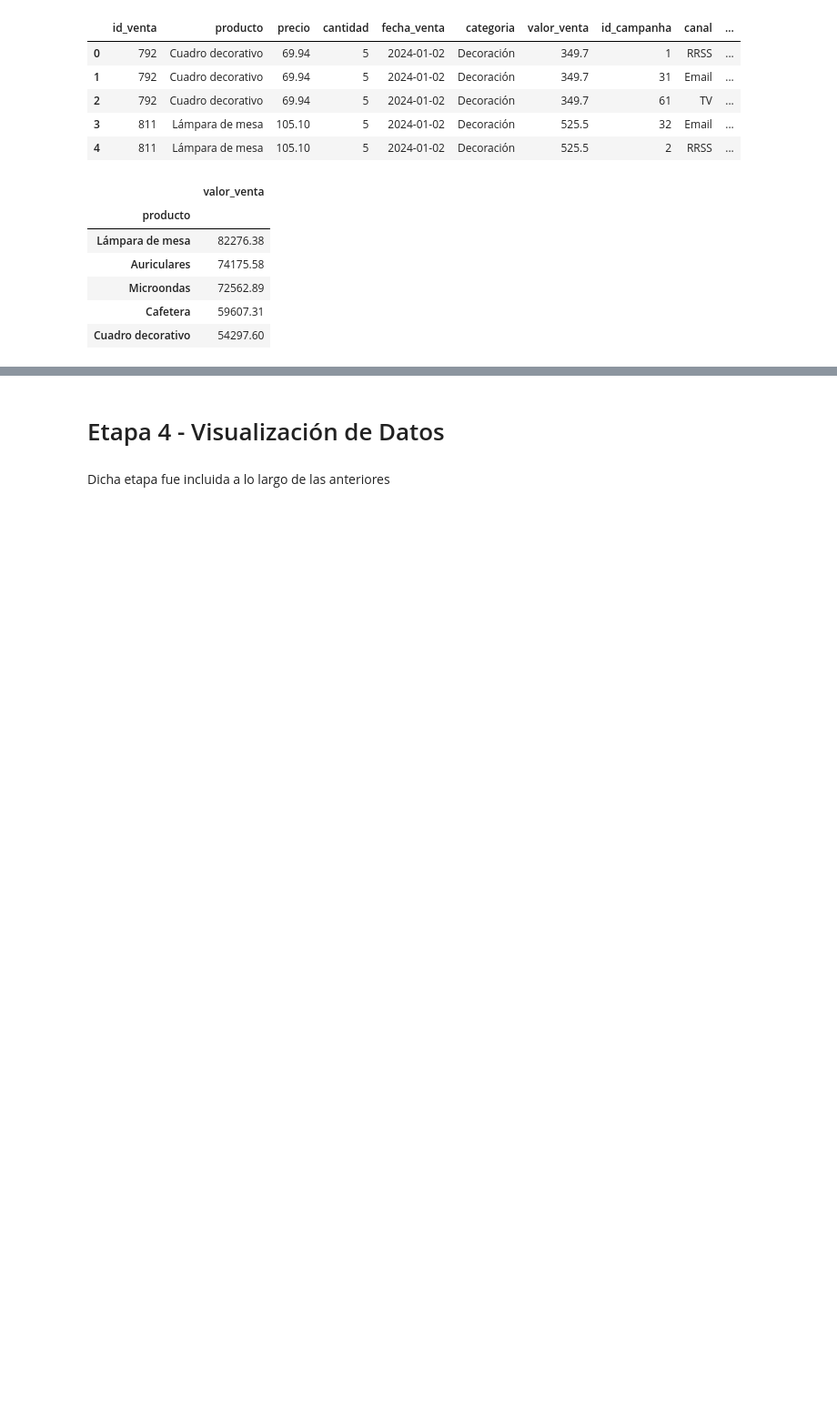
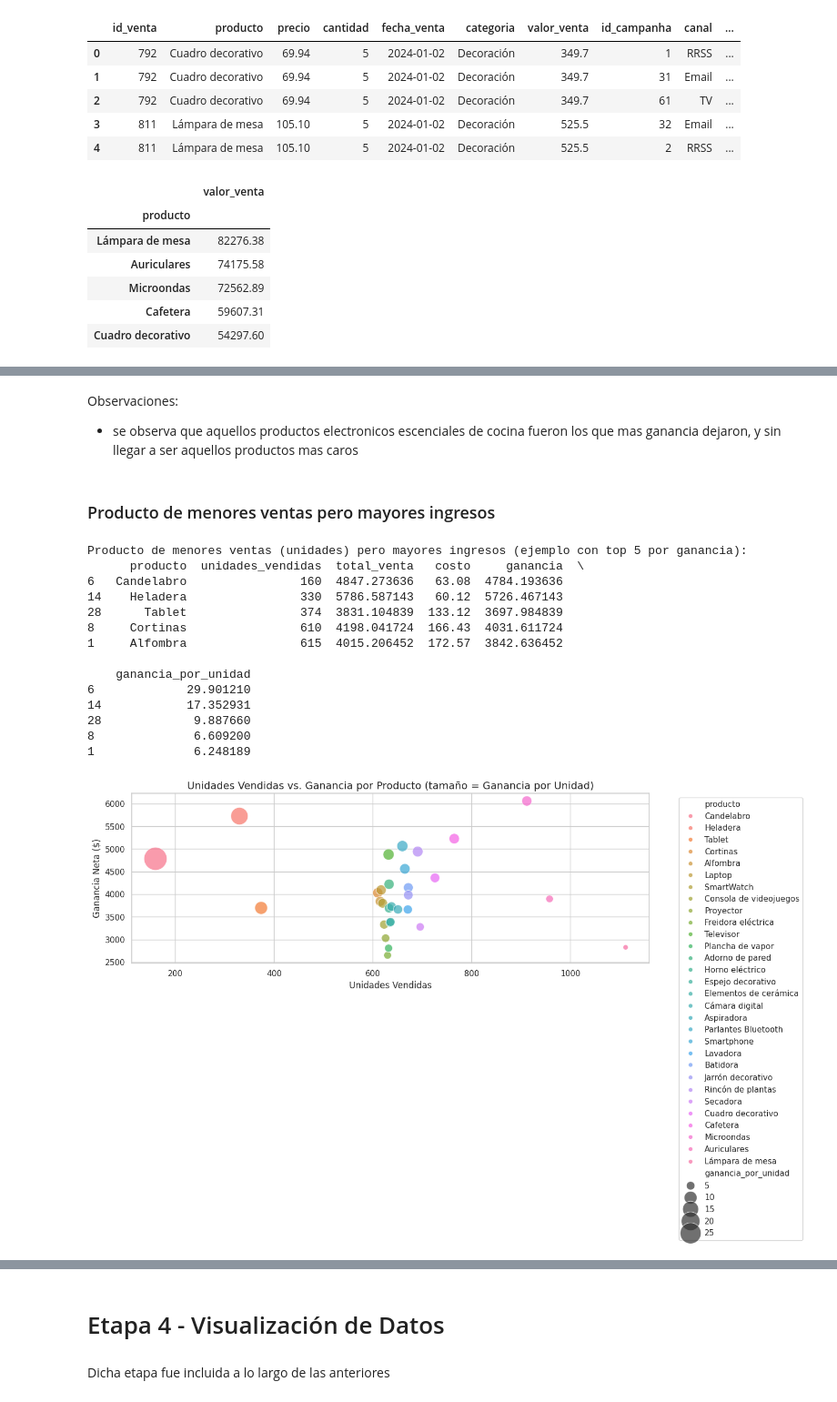
Before and after one commit to marianovanini/TT-2C2025-Data-Analitycs-Notebooks, a Jupyter notebook: Entrega final/Entrega final.ipynb, the cells around one changed output, grey strips where cells are left out. Shown at 91% size. Cells and saved outputs as stored; diff of their text form; code cells hidden in the pictures; blank space fills up the shorter version.

```diff
--- a/Entrega final/Entrega final.ipynb
+++ b/Entrega final/Entrega final.ipynb
@@ -1890,0 +1932,53 @@ df_test2.head()
+# %% [markdown]
+Observaciones:
+* se observa que aquellos productos electronicos escenciales de cocina fueron los que mas ganancia dejaron, y sin llegar a ser aquellos productos mas caros
+# %% [markdown]
+###  Producto de menores ventas pero mayores ingresos
+# %%
+### Producto de menores ventas pero mayores ingresos
+# Para este KPI, necesitamos las ventas totales (en unidades) y la ganancia por producto.
+
+# 1. Recalcular ventas totales por producto (suma de unidades)
+ventas_por_producto = df_ventas.groupby('producto')['cantidad'].sum().reset_index()
+ventas_por_producto.rename(columns={'cantidad': 'unidades_vendidas'}, inplace=True)
+
+# 2. Unir con el dataframe de ganancias para tener ambos datos por producto
+# Aseguramos que 'ganancias_marketing' tiene 'producto' como columna si no es el índice
+productos_rendimiento = pd.merge(ventas_por_producto, ganancias_marketing.reset_index(), on='producto', how='inner')
+
+# 3. Calcular la ganancia por unidad vendida para identificar productos "premium"
+productos_rendimiento['ganancia_por_unidad'] = productos_rendimiento['ganancia'] / productos_rendimiento['unidades_vendidas']
+
+# 4. Ordenar para encontrar productos con pocas unidades vendidas pero alta ganancia total o por unidad
+# Ordenamos por unidades vendidas (ascendente) y luego por ganancia (descendente)
+productos_rendimiento_sorted = productos_rendimiento.sort_values(by=['unidades_vendidas', 'ganancia'], ascending=[True, False])
+
+print("\nProducto de menores ventas (unidades) pero mayores ingresos (ejemplo con top 5 por ganancia):")
+print(productos_rendimiento_sorted.head())
+
+# Visualización de productos con menor cantidad vendida pero alta ganancia
+plt.figure(figsize=(14, 7))
+sns.scatterplot(data=productos_rendimiento_sorted, x='unidades_vendidas', y='ganancia', hue='producto', size='ganancia_por_unidad', sizes=(50, 1000), alpha=0.7)
+plt.title('Unidades Vendidas vs. Ganancia por Producto (tamaño = Ganancia por Unidad)', fontsize=14)
+plt.xlabel('Unidades Vendidas', fontsize=12)
+plt.ylabel('Ganancia Neta ($)', fontsize=12)
+plt.legend(bbox_to_anchor=(1.05, 1), loc='upper left')
+plt.grid(True)
+plt.tight_layout()
+plt.show()
+# %% [output]
+Producto de menores ventas (unidades) pero mayores ingresos (ejemplo con top 5 por ganancia):
+      producto  unidades_vendidas  total_venta   costo     ganancia  \
+6   Candelabro                160  4847.273636   63.08  4784.193636
+14    Heladera                330  5786.587143   60.12  5726.467143
+28      Tablet                374  3831.104839  133.12  3697.984839
+8     Cortinas                610  4198.041724  166.43  4031.611724
+1     Alfombra                615  4015.206452  172.57  3842.636452
+
+    ganancia_por_unidad
+6             29.901210
+14            17.352931
+28             9.887660
+8              6.609200
+1              6.248189
+[figure, added]
```
Also changed, not shown: parts of 9 cells of this notebook.
